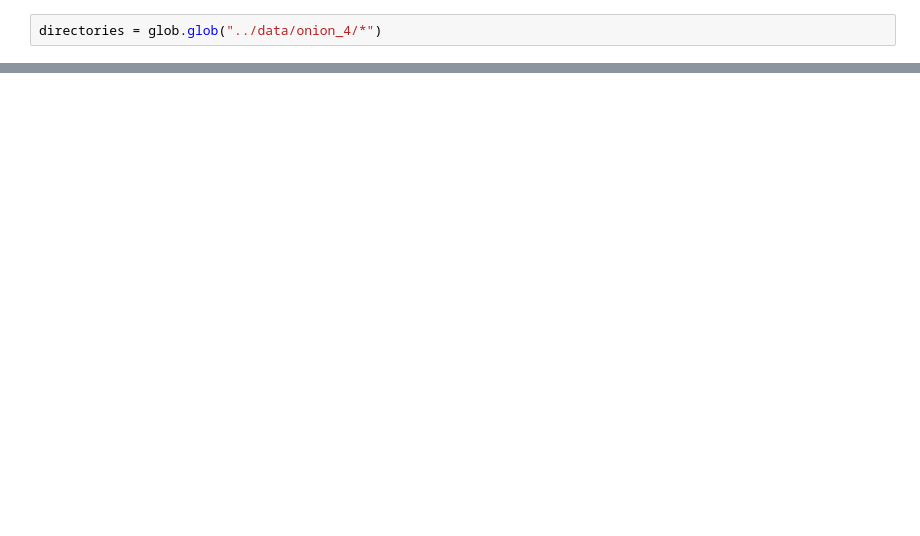
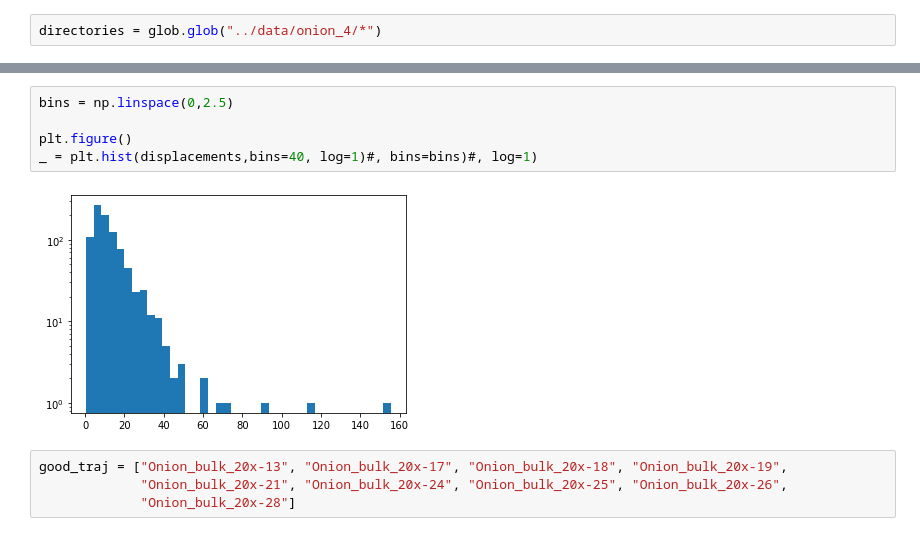
Before and after one commit to dbautista98/BMC_analysis, a Jupyter notebook: trajectory_investigation.ipynb, the cells around one changed output, grey strips where cells are left out. Drawn from its saved outputs; the diff is of its cells as text; blank space fills up the shorter version.

Commit message:
added good trajectories list

```diff
--- a/trajectory_investigation.ipynb
+++ b/trajectory_investigation.ipynb
@@ -57,0 +67,11 @@ Frame 246: 13 trajectories present.
+# %%
+bins = np.linspace(0,2.5)
+
+plt.figure()
+_ = plt.hist(displacements,bins=40, log=1)#, bins=bins)#, log=1)
+# %% [output]
+[figure, added]
+# %%
+good_traj = ["Onion_bulk_20x-13", "Onion_bulk_20x-17", "Onion_bulk_20x-18", "Onion_bulk_20x-19",
+             "Onion_bulk_20x-21", "Onion_bulk_20x-24", "Onion_bulk_20x-25", "Onion_bulk_20x-26",
+             "Onion_bulk_20x-28"]
```
Also changed, not shown: parts of 2 cells of this notebook, 1 other file.
